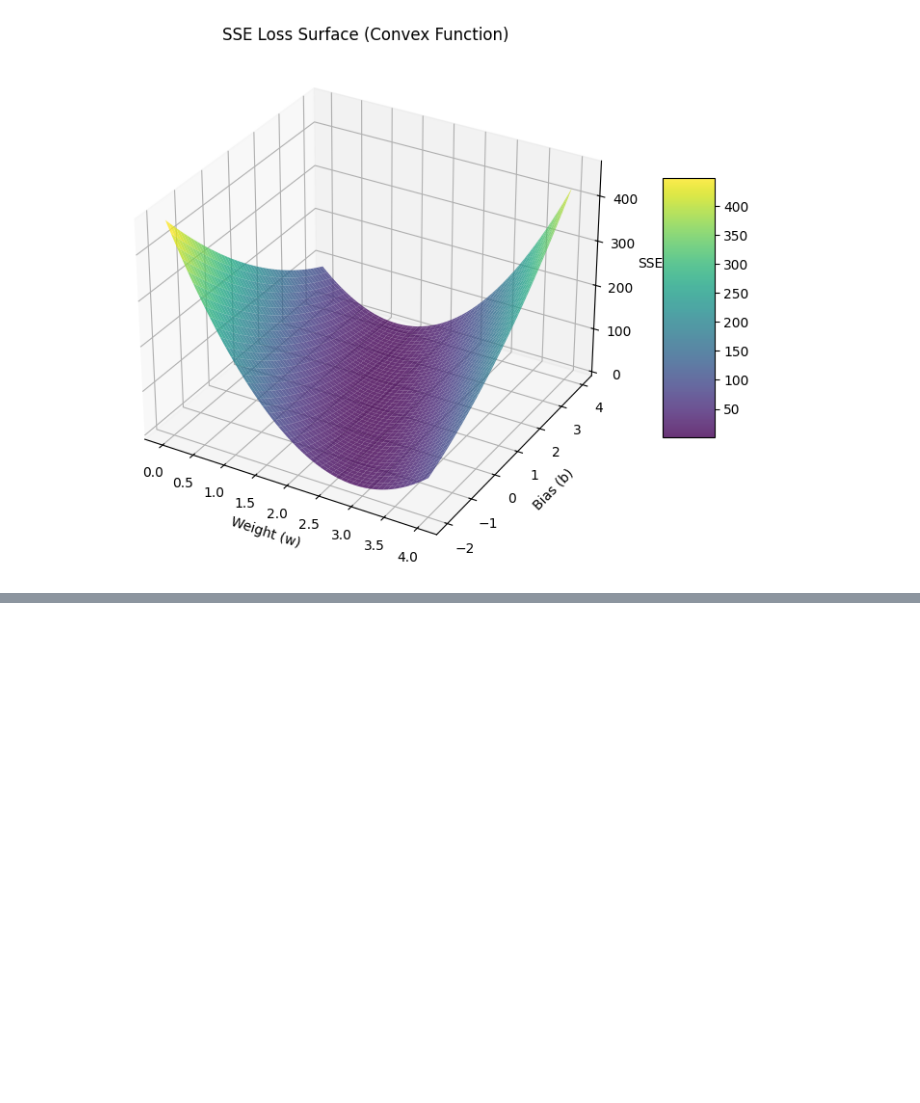
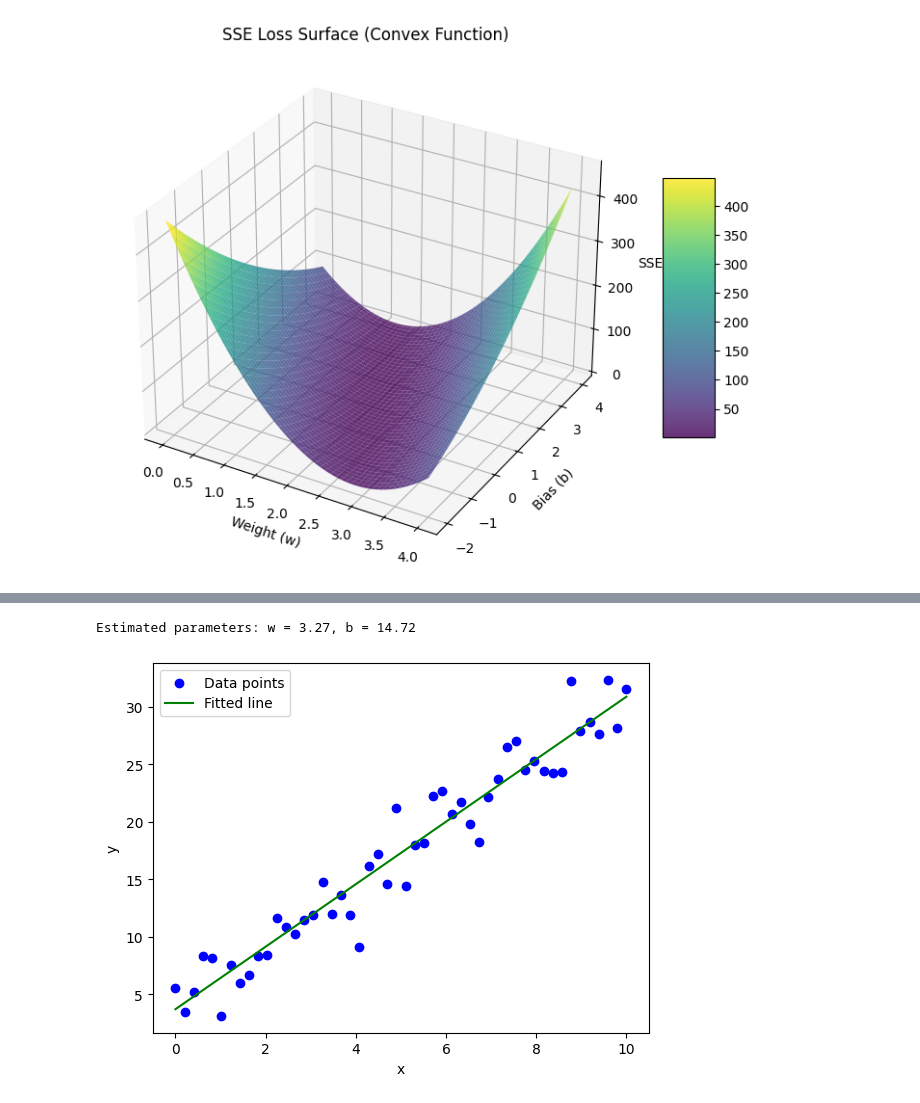
Before and after one commit to yanptang/data_science, a Jupyter notebook: 传统机器学习模型/01-线性回归.ipynb, the cells around one changed output, grey strips where cells are left out. Drawn from its saved outputs; the diff is of its cells as text; code cells hidden in the pictures; blank space fills up the shorter version.

```diff
--- a/传统机器学习模型/01-线性回归.ipynb
+++ b/传统机器学习模型/01-线性回归.ipynb
@@ -124,0 +136,19 @@ $$
+# %%
+x_bar = np.mean(x)
+y_bar = np.mean(y)
+w1 = (np.sum((x - x_bar) * (y - y_bar)) /
+      np.sum((x - x_bar) ** 2))
+b1 = y_bar - w1 * x_bar
+
+print(f"Estimated parameters: w = {w:.2f}, b = {b:.2f}")
+
+# 可视化拟合结果
+plt.scatter(x, y, color='blue', label='Data points')
+plt.plot(x, w1 * x + b1, color='green', label='Fitted line')
+plt.xlabel('x')
+plt.ylabel('y')
+plt.legend()
+plt.show()
+# %% [output]
+Estimated parameters: w = 3.27, b = 14.72
+[figure, added]
```
Also changed, not shown: parts of 6 cells of this notebook, 9 other files.
